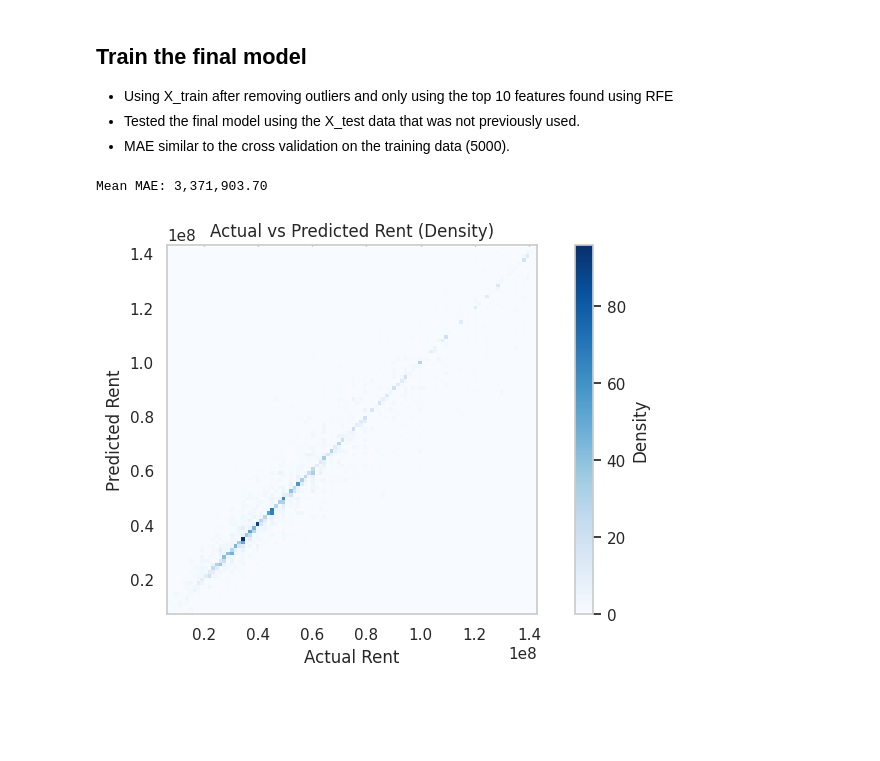
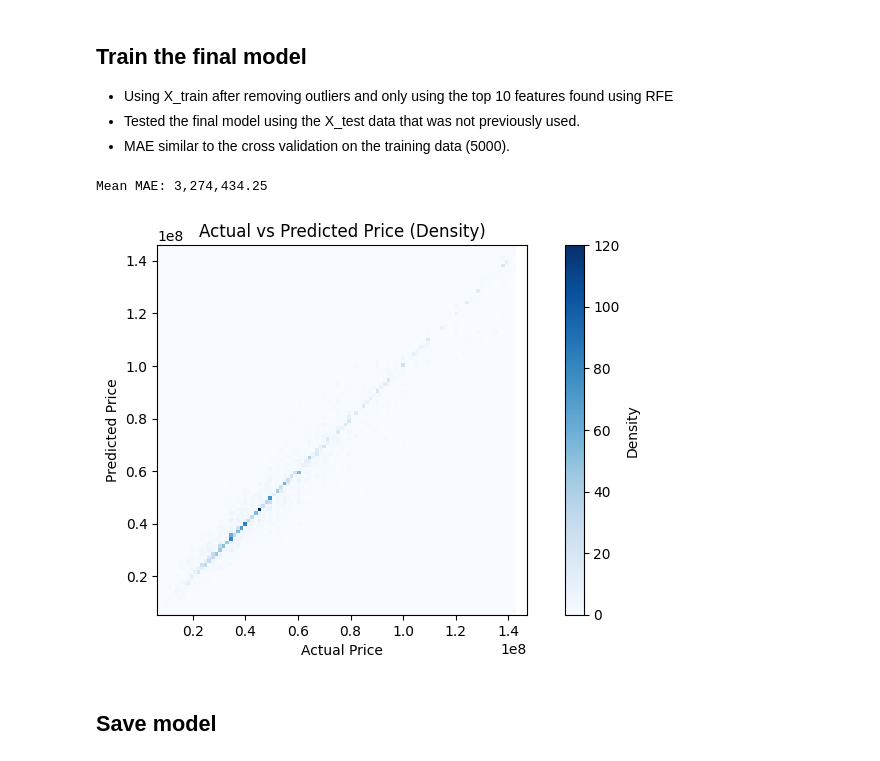
Before and after one commit to euanjudd/suumo, a Jupyter notebook: 04_select_model.ipynb, the cells around one changed output. Cells and saved outputs as stored; diff of their text form; code cells hidden in the pictures; blank space fills up the shorter version.

Commit message:
final model saved

```diff
--- a/04_select_model.ipynb
+++ b/04_select_model.ipynb
@@ -63,8 +56,8 @@ df = df.dropna()
 X = df.drop(["price"], axis=1)
 y = df["price"]
 
-# Perform stratified split
 X_train, X_test, y_train, y_test = train_test_split(X, y, test_size=0.2, random_state=42)
+X_train, X_val, y_train, y_val = train_test_split(X_train, y_train, test_size=0.2, random_state=42)
 
 pd.set_option('display.float_format', '{:,.1f}'.format)
 X_train.describe()
@@ -378,17 +404,0 @@ Mean/std: 3,474,872.61 +/- 125,130.35
-# %%
-# Create an XGBRegressor instance with the best parameters
-xgb_regressor = XGBRegressor(**best_params)
-
-# Create an RFE instance, specifying the estimator and the number of features to select
-# Adjust the number of features as needed
-rfe = RFE(estimator=xgb_regressor, n_features_to_select=5)
-
-# Fit the RFE to the training data
-rfe.fit(X_train_no_outliers, y_train_no_outliers)
-
-# Get the selected features
-selected_features = X_train_no_outliers.columns[rfe.support_]
-
-# Print the selected features
-print("Selected Features:")
-print(selected_features)
@@ -466,33 +457,30 @@ Mean/std: 3,638,919.39 +/- 62,087.91
 - Tested the final model using the X_test data that was not previously used.
 - MAE similar to the cross validation on the training data (5000).
 # %%
-X_test_selected = X_test_no_outliers[selected_features]
-X_train_selected = X_train_no_outliers[selected_features]
-
 # Create an instance of the RandomForestRegressor model
 model = XGBRegressor(**best_params)
 
-# Train the model using X_train_selected and y_train_no_outliers
-model.fit(X_train_selected, y_train_no_outliers)
+# Train the model using X_train_no_outliers and y_train_no_outliers
+model.fit(X_train_no_outliers, y_train_no_outliers)
 
-# Test the model on X_test_selected
-predictions = model.predict(X_test_selected)
+# Test the model on X_test_no_outliers
+predictions = model.predict(X_test_no_outliers)
 
 # Calculate the mean absolute error (MAE)
 mae = mean_absolute_error(y_test_no_outliers, predictions)
 
 print(f"Mean MAE: {mae:,.2f}")
 
 # Plot the predicted values vs the actual y values with density
 plt.hist2d(y_test_no_outliers, predictions, bins=100, cmap='Blues')
 plt.colorbar(label='Density')
-plt.xlabel('Actual Rent')
-plt.ylabel('Predicted Rent')
-plt.title('Actual vs Predicted Rent (Density)')
+plt.xlabel('Actual Price')
+plt.ylabel('Predicted Price')
+plt.title('Actual vs Predicted Price (Density)')
 plt.axis('square')  # Set the axes to be square
-# plt.xlim(0, 2500000)  # Set the x-axis limits
-# plt.ylim(0, 2500000)  # Set the y-axis limits
 plt.show()
 # %% [output]
-Mean MAE: 3,371,903.70
+Mean MAE: 3,274,434.25
-[figure, old version]
+[figure, new version]
+# %% [markdown]
+## Save model
```
Also changed, not shown: parts of 27 cells of this notebook, 2 other files.
